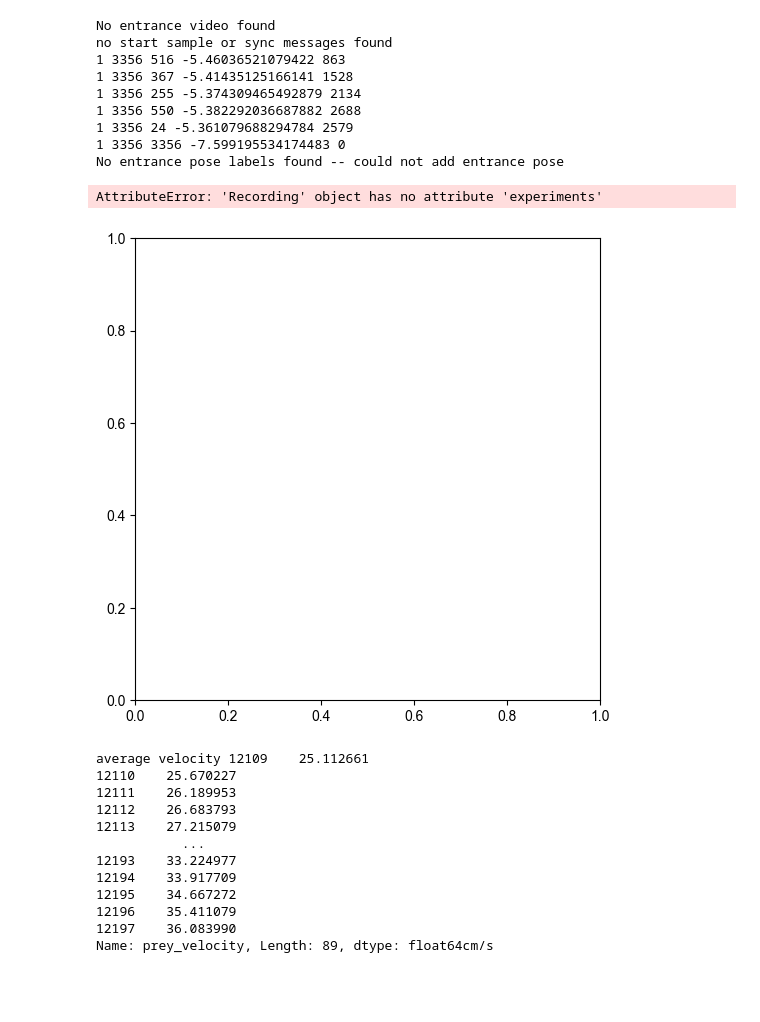
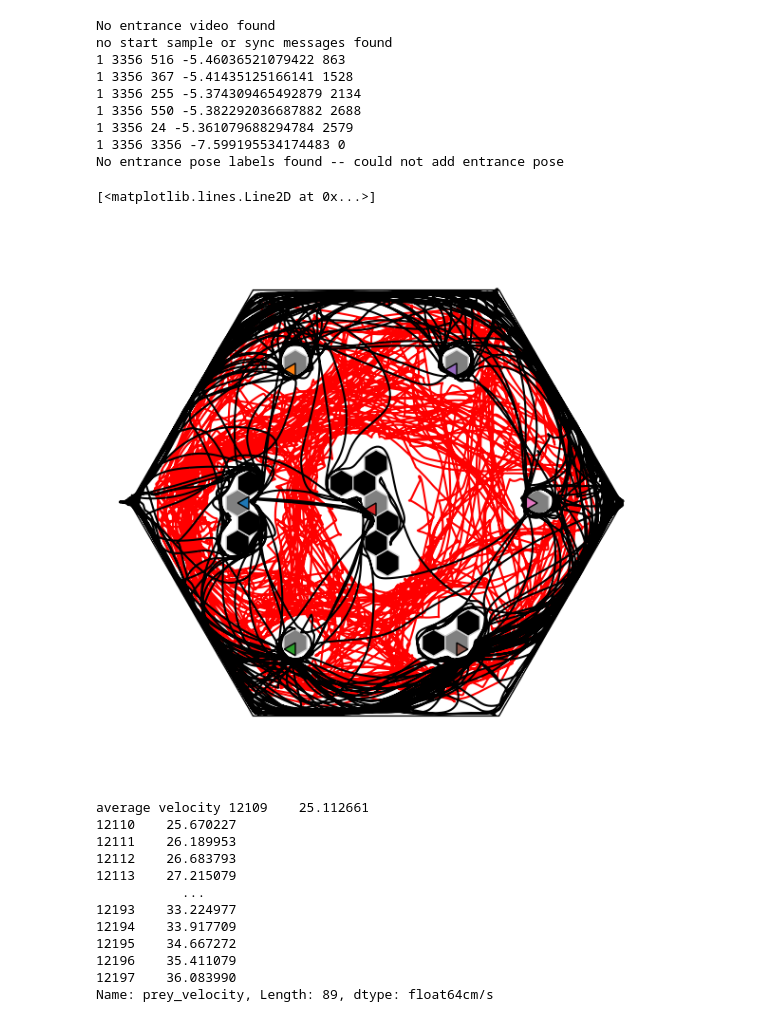
Before and after one commit to rjclemens/Dombeck-Spring-26, a Jupyter notebook: recording_example.ipynb, the cells around one changed output. Cells and saved outputs as stored; diff of their text form; code cells hidden in the pictures; blank space fills up the shorter version.

```diff
--- a/recording_example.ipynb
+++ b/recording_example.ipynb
@@ -63,11 +68,12 @@ No entrance pose labels found -- could not add entrance pose
 # %%
 from cellworld_npx.plotting import display_oasis_world
 
+R = load_recording_from_file(r_processed)
 fig, ax = plt.subplots(1,1, figsize=(6,6));
 display_oasis_world(R.experiments[0], R.world, ax=ax);
 ax.plot(R.df['prey_location_x'], R.df['prey_location_y'], 'k', zorder=10)
 ax.plot(R.df['predator_location_x'], R.df['predator_location_y'], 'r')
 # %% [output]
-AttributeError: 'Recording' object has no attribute 'experiments'
+[<matplotlib.lines.Line2D at 0x...>]
-[figure, old version]
+[figure, new version]
 # %%
```
Also changed, not shown: parts of 10 cells of this notebook.
